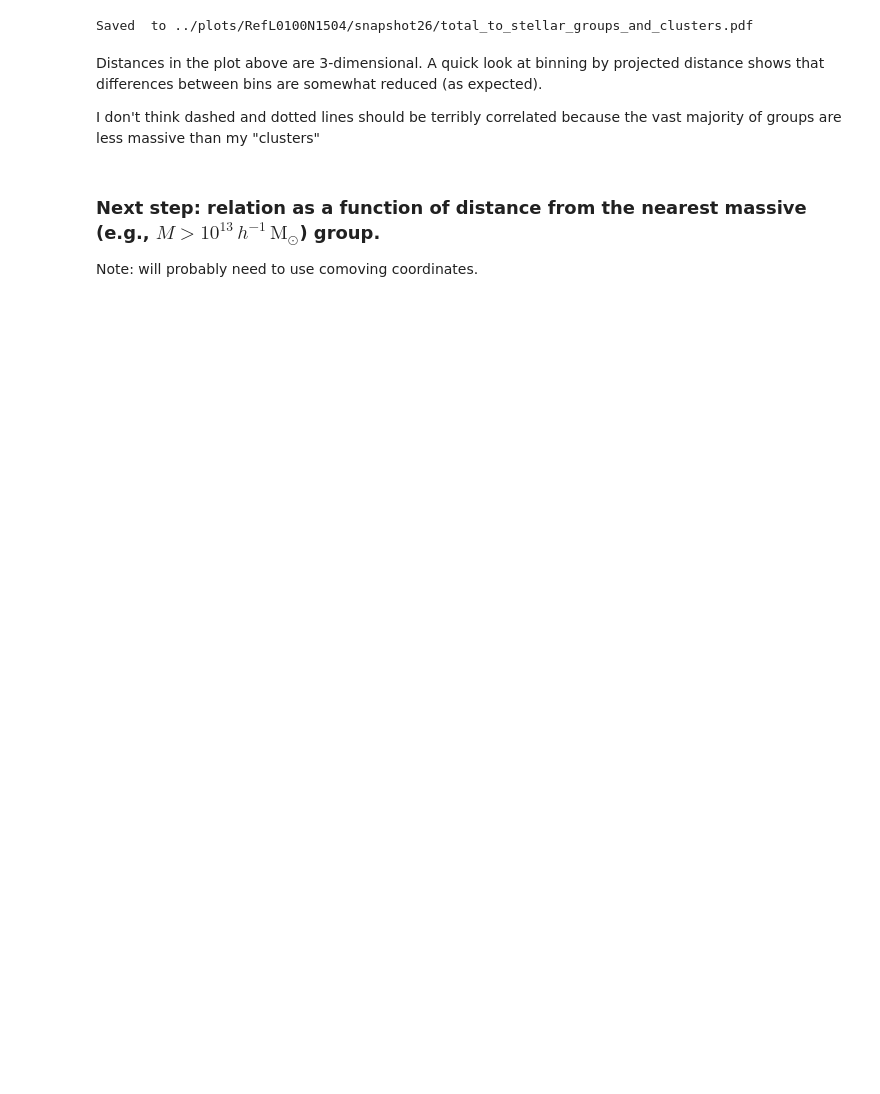
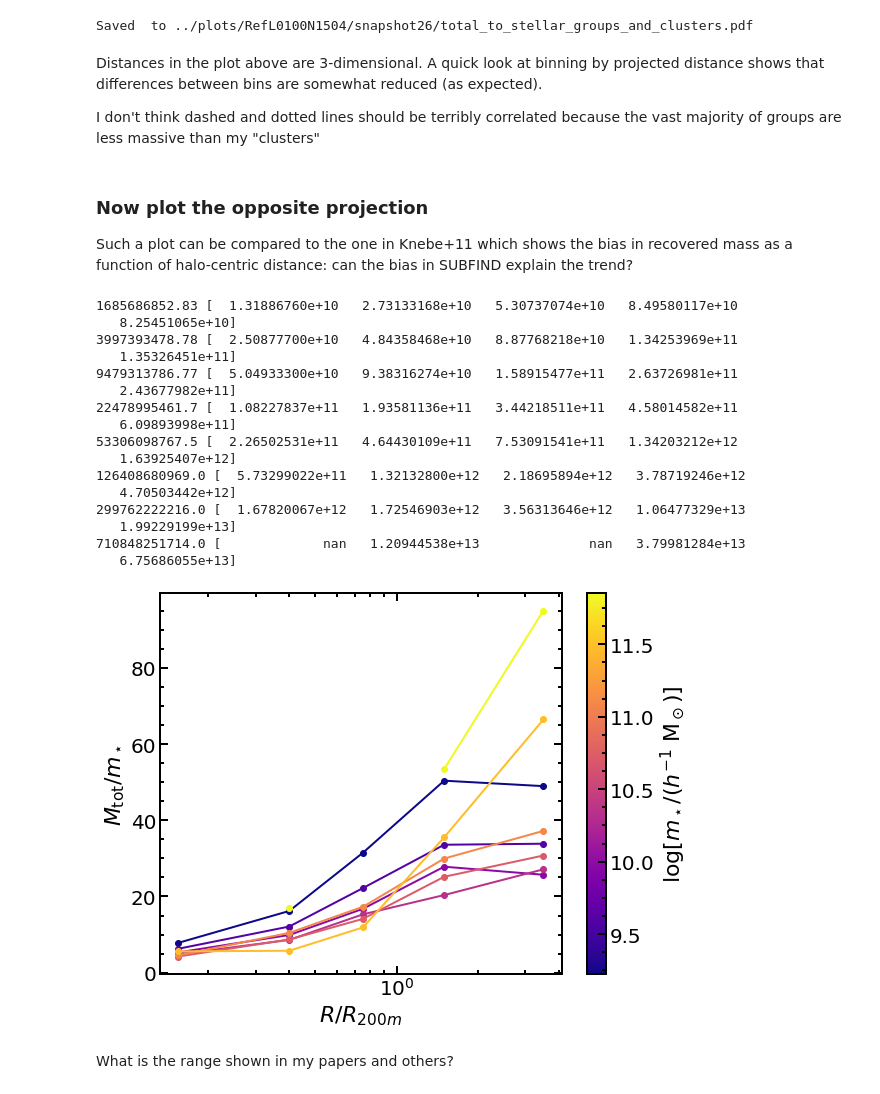
Before and after one commit to cristobal-sifon/eagle-satellites, a Jupyter notebook: notebooks/explore.ipynb, the cells around one changed output. Drawn from its saved outputs; the diff is of its cells as text; code cells hidden in the pictures; blank space fills up the shorter version.

```diff
--- a/notebooks/explore.ipynb
+++ b/notebooks/explore.ipynb
@@ -379,5 +453,5 @@ Index(['GalaxyID', 'GroupID', 'M', 'M_DM', 'Mstar', 'Nearest_ID',
 # %%
-fig, ax = plt.subplots(figsize=(8,7))
+fig, ax = plt.subplots(figsize=(8,6))
 ax.set_xscale('log')
 ax.set_yscale('log')
 ax.set_xlabel('$m_\star\,(h^{-1}\,\mathrm{M}_\odot$)')
@@ -385,45 +459,86 @@ ax.set_xlabel('$m_\star\,(h^{-1}\,\mathrm{M}_\odot$)')
 ax.set_ylabel(r'$M_\mathrm{tot}\,(h^{-1}\,\mathrm{M}_\odot)$')
 
 # centrals
-ax.plot(mstar, m200m, 'k-', lw=1.5,
+ax.plot(mstar, m200m, 'k-', lw=2,
         label='Centrals ($M_\mathrm{tot}=M_{200m}$)')
 ax.fill_between(mstar[cgood], m200m_lo[cgood], m200m_hi[cgood],
                 color='k', alpha=0.3, zorder=-1)
 # all satellites
 satcolor = '0.6'
-ax.plot(mstar, msub, '-', color=satcolor, lw=1.5,
+ax.plot(mstar, msub, '-', color=satcolor, lw=2,
         label='All satellites ($M_\mathrm{tot}=m_\mathrm{sub}$)')
 ax.fill_between(mstar[sgood], msub_lo[sgood], msub_hi[sgood],
                 color=satcolor, alpha=0.3, zorder=-1)
 # satellites binned by distance to the centre
 lines = []
+# need 2 colorbars because the arrays of Ravg are different
+## might want to make a discrete colorbar so I don't have to worry about
+## little differences in average R between the two samples.
 colors, colorbar = plotutils.colorscale(
-    n=R.size+1, vmin=R[0], vmax=R[-1], cmap='plasma')
+    n=Ravg_sat.size, vmin=0, vmax=Rbins[-1], cmap='plasma')
 for i in range(R.size):
     # in all groups
-    ax.plot(mstar, msub_R[:,i], dashes=(8,2), color=colors[i], lw=2,
-            label='{0} $<$ $R/R_{{200m}}$ $<$ {1}'.format(Rbins[i],Rbins[i+1]))
-    # around massive groups
+    ax.plot(mstar, msub_R[:,i], dashes=(8,2), color=colors[i], lw=2)#,
+            #label='{0} $<$ $R/R_{{200m}}$ $<$ {1}'.format(Rbins[i],Rbins[i+1]))
+    # in massive groups
     ax.plot(mstar, msub_cl[:,i], '-', color=colors[i], lw=2,
             label='_none_')
     if i == 0:
         lines.append(ax.plot([], [], 'k', dashes=(8,2), lw=2)[0])
         lines.append(ax.plot([], [], 'k-')[0])
-    ax.plot()
+#cbar = plt.colorbar(colorbar, ax=ax, orientation='horizontal', pad=0.1)
+cbar = plt.colorbar(colorbar, ax=ax)#, orientation='horizontal', pad=0.1)
+cbar.set_label('$R/R_{{200m}}$')
 
-
-leg = ax.legend(loc='upper left', fontsize=13)
+leg = ax.legend(loc='upper left', fontsize=12, frameon=False)
+ax.annotate('Colors:', xy=(1.8e10,2.5e10), ha='left', va='bottom', fontsize=12)
 ax.legend(lines,
           ('Satellites of all groups', 'Galaxies around massive groups'),
-          loc='lower right', fontsize=13)
+          loc='lower right', fontsize=12, frameon=False)
 plt.gca().add_artist(leg)
-plotutils.savefig(os.path.join(plot_path, 'total_to_stellar_groups_and_clusters.pdf'))
+plotutils.savefig(os.path.join(plot_path, 'total_to_stellar_groups_and_clusters.pdf'));
 # %% [output]
 Saved  to ../plots/RefL0100N1504/snapshot26/total_to_stellar_groups_and_clusters.pdf
 # %% [markdown]
 Distances in the plot above are 3-dimensional. A quick look at binning by projected distance shows that differences between bins are somewhat reduced (as expected).
 
 I don't think dashed and dotted lines should be terribly correlated because the vast majority of groups are less massive than my "clusters"
-# %% [markdown]
-###  Next step: relation as a function of distance from the nearest massive (e.g., $M>10^{13}\,h^{-1}\,\mathrm{M}_\odot$) group.
-Note: will probably need to use comoving coordinates.
+# %% [markdown]
+### Now plot the opposite projection
+
+Such a plot can be compared to the one in Knebe+11 which shows the bias in recovered mass as a function of halo-centric distance: can the bias in SUBFIND explain the trend?
+# %%
+fig, ax = plt.subplots(figsize=(9,7))
+ax.set_xscale('log')
+ax.set_xlabel('$R/R_{200m}$')
+ax.set_ylabel('$M_\mathrm{tot}/m_\star$')
+
+colors, colorbar = plotutils.colorscale(
+    array=np.log10(mstar), cmap='plasma')
+
+for i in range(mstar.size):
+    print(mstar[i], msub_R[i])
+    ax.plot(R, msub_R[i]/mstar[i], 'o-', color=colors[i], lw=2)
+
+cbar = plt.colorbar(colorbar, ax=ax)
+cbar.set_label('$\log [m_\star$/($h^{-1}$ M$_\odot$)]');
+# %% [output]
+1685686852.83 [  1.31886760e+10   2.73133168e+10   5.30737074e+10   8.49580117e+10
+   8.25451065e+10]
+3997393478.78 [  2.50877700e+10   4.84358468e+10   8.87768218e+10   1.34253969e+11
+   1.35326451e+11]
+9479313786.77 [  5.04933300e+10   9.38316274e+10   1.58915477e+11   2.63726981e+11
+   2.43677982e+11]
+22478995461.7 [  1.08227837e+11   1.93581136e+11   3.44218511e+11   4.58014582e+11
+   6.09893998e+11]
+53306098767.5 [  2.26502531e+11   4.64430109e+11   7.53091541e+11   1.34203212e+12
+   1.63925407e+12]
+126408680969.0 [  5.73299022e+11   1.32132800e+12   2.18695894e+12   3.78719246e+12
+   4.70503442e+12]
+299762222216.0 [  1.67820067e+12   1.72546903e+12   3.56313646e+12   1.06477329e+13
+   1.99229199e+13]
+710848251714.0 [             nan   1.20944538e+13              nan   3.79981284e+13
+   6.75686055e+13]
+[figure, added]
+# %% [markdown]
+What is the range shown in my papers and others?
```
Also changed, not shown: parts of 13 cells of this notebook, 6 other files.
